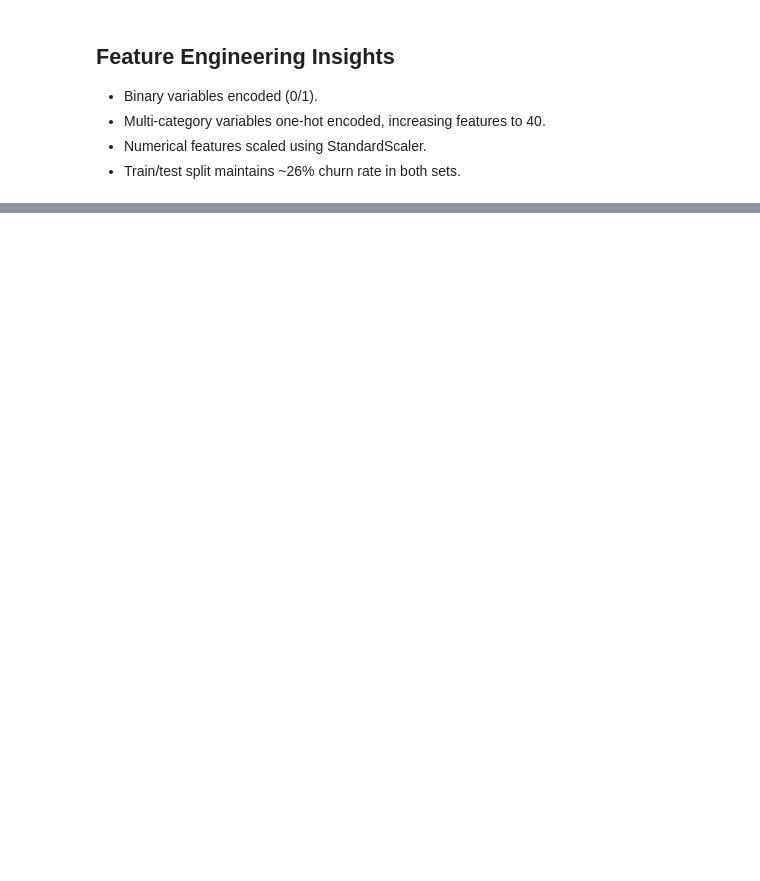
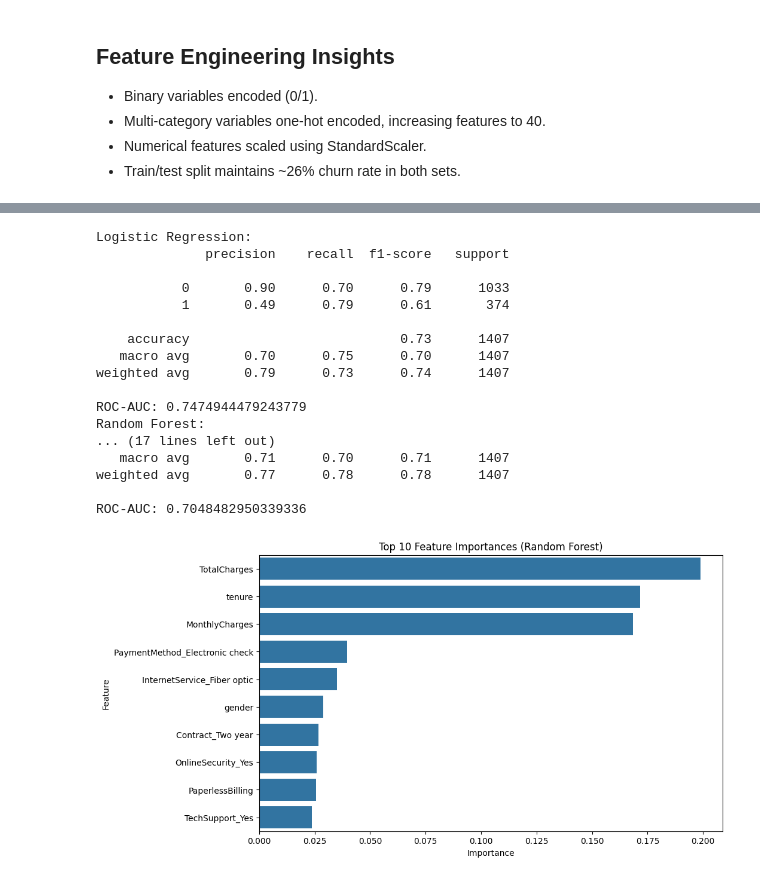
Before and after one commit to fatemehm/ML-Based-Customer-Churn-Analysis, a Jupyter notebook: notebooks/churn_prediction.ipynb, the cells around one changed output, grey strips where cells are left out. Cells and saved outputs as stored; diff of their text form; code cells hidden in the pictures; blank space fills up the shorter version.

```diff
--- a/notebooks/churn_prediction.ipynb
+++ b/notebooks/churn_prediction.ipynb
@@ -75,6 +75,7 @@ max         1.000000    72.000000      118.750000
 # %%
 from sklearn.preprocessing import LabelEncoder, StandardScaler
 from sklearn.model_selection import train_test_split
+import joblib
 
 df.drop('customerID', axis=1, inplace=True)
 
@@ -85,18 +86,22 @@ for col in binary_cols:
 
 categorical_cols = ['MultipleLines', 'InternetService', 'OnlineSecurity', 'OnlineBackup', 'DeviceProtection',
                     'TechSupport', 'StreamingTV', 'StreamingMovies', 'Contract', 'PaymentMethod']
-df = pd.get_dummies(df, columns=categorical_cols)
+df = pd.get_dummies(df, columns=categorical_cols, drop_first=True)
+
+df['TotalCharges'] = pd.to_numeric(df['TotalCharges'], errors='coerce')
+df['TotalCharges'].fillna(df['TotalCharges'].median(), inplace=True)
+
+numerical_cols = ['tenure', 'MonthlyCharges', 'TotalCharges']
+scaler = StandardScaler()
+df[numerical_cols] = scaler.fit_transform(df[numerical_cols])
 
 X = df.drop('Churn', axis=1)
 y = df['Churn']
 
-numerical_cols = ['tenure', 'MonthlyCharges', 'TotalCharges']
-scaler = StandardScaler()
-X[numerical_cols] = scaler.fit_transform(X[numerical_cols])
-
 X_train, X_test, y_train, y_test = train_test_split(X, y, test_size=0.2, random_state=42, stratify=y)
 
-import joblib
+joblib.dump(X_train, '../models/X_train.pkl')
+joblib.dump(X_test, '../models/X_test.pkl')
 joblib.dump(scaler, '../models/scaler.pkl')
 
 print("X_train shape:", X_train.shape)
@@ -122,0 +139,61 @@ Name: count, dtype: int64
+# %%
+from sklearn.linear_model import LogisticRegression
+from sklearn.ensemble import RandomForestClassifier
+from xgboost import XGBClassifier
+from sklearn.metrics import classification_report, roc_auc_score
+import joblib
+
+# Logistic Regression
+lr = LogisticRegression(max_iter=1000, random_state=42, class_weight='balanced')
+lr.fit(X_train, y_train)
+y_pred_lr = lr.predict(X_test)
+print("Logistic Regression:")
+print(classification_report(y_test, y_pred_lr))
+print("ROC-AUC:", roc_auc_score(y_test, y_pred_lr))
+
+# Random Forest
+rf = RandomForestClassifier(n_estimators=100, random_state=42)
+rf.fit(X_train, y_train)
+y_pred_rf = rf.predict(X_test)
+print("Random Forest:")
+print(classification_report(y_test, y_pred_rf))
+print("ROC-AUC:", roc_auc_score(y_test, y_pred_rf))
+
+# XGBoost
+xgb = XGBClassifier(eval_metric='logloss', random_state=42)
+xgb.fit(X_train, y_train)
+y_pred_xgb = xgb.predict(X_test)
+print("XGBoost:")
+print(classification_report(y_test, y_pred_xgb))
+print("ROC-AUC:", roc_auc_score(y_test, y_pred_xgb))
+
+# Save best model (XGBoost)
+joblib.dump(lr, '../models/lr_model.pkl')
+
+# Feature importance (Random Forest)
+importances = pd.DataFrame({'Feature': X.columns, 'Importance': rf.feature_importances_})
+importances = importances.sort_values('Importance', ascending=False).head(10)
+plt.figure(figsize=(10, 6))
+sns.barplot(x='Importance', y='Feature', data=importances)
+plt.title('Top 10 Feature Importances (Random Forest)')
+plt.savefig('../diagrams/feature_importance_rf.png')
+plt.show()
+# %% [output]
+Logistic Regression:
+              precision    recall  f1-score   support
+
+           0       0.90      0.70      0.79      1033
+           1       0.49      0.79      0.61       374
+
+    accuracy                           0.73      1407
+   macro avg       0.70      0.75      0.70      1407
+weighted avg       0.79      0.73      0.74      1407
+
+ROC-AUC: 0.7474944479243779
+Random Forest:
+... (17 lines left out)
+   macro avg       0.71      0.70      0.71      1407
+weighted avg       0.77      0.78      0.78      1407
+
+ROC-AUC: 0.7048482950339336
+[figure, added]
```
Also changed, not shown: parts of 6 cells of this notebook.
